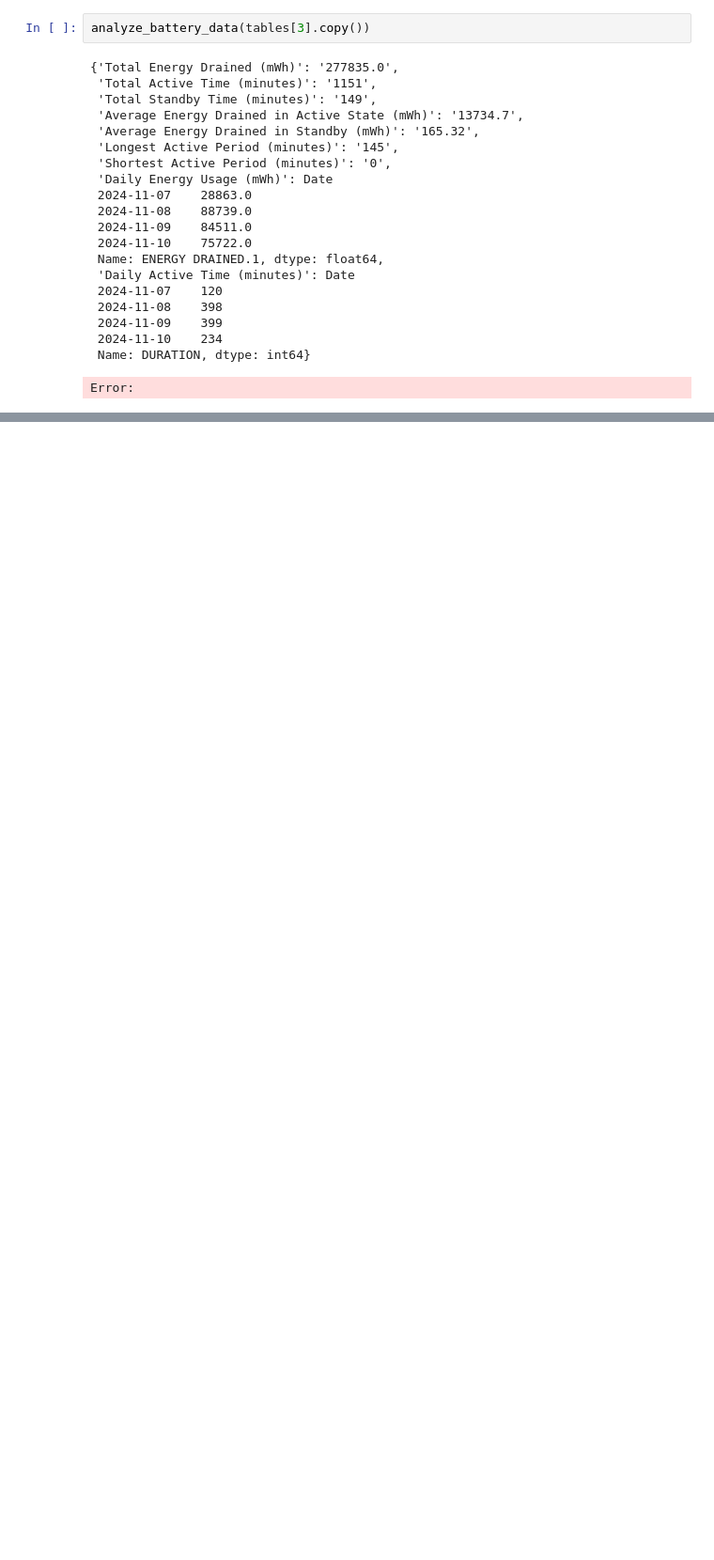
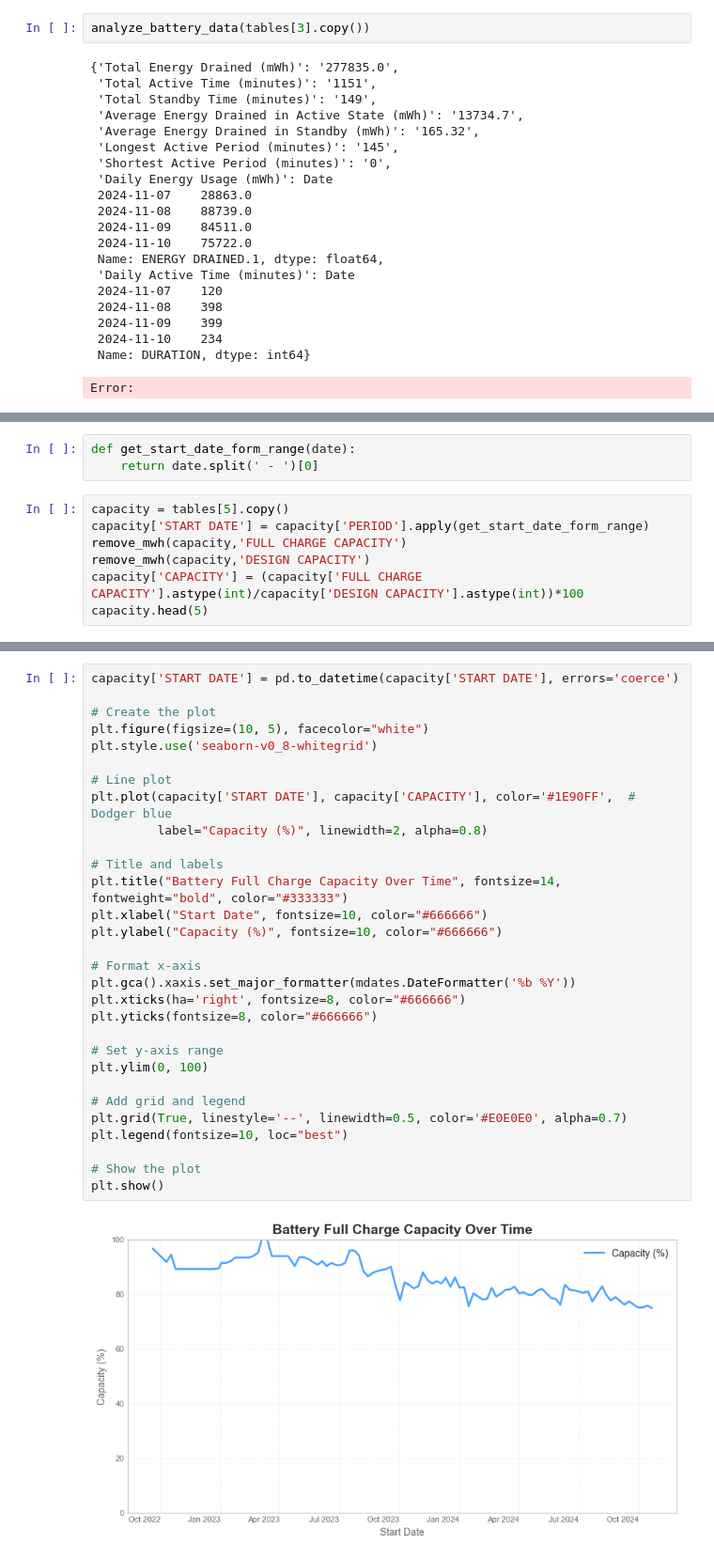
Before and after one commit to sufyan-555/win_battery_report_analyzer, a Jupyter notebook: test.ipynb, the cells around one changed output, grey strips where cells are left out. Shown at 94% size. Cells and saved outputs as stored; diff of their text form; blank space fills up the shorter version.

Commit message:
all plots integrated

```diff
--- a/test.ipynb
+++ b/test.ipynb
@@ -350,0 +254,10 @@ final_lable
+# %%
+def get_start_date_form_range(date):
+    return date.split(' - ')[0]
+# %%
+capacity = tables[5].copy()
+capacity['START DATE'] = capacity['PERIOD'].apply(get_start_date_form_range)
+remove_mwh(capacity,'FULL CHARGE CAPACITY')
+remove_mwh(capacity,'DESIGN CAPACITY')
+capacity['CAPACITY'] = (capacity['FULL CHARGE CAPACITY'].astype(int)/capacity['DESIGN CAPACITY'].astype(int))*100
+capacity.head(5)
@@ -350,0 +271,32 @@ final_lable
+# %%
+capacity['START DATE'] = pd.to_datetime(capacity['START DATE'], errors='coerce')
+
+# Create the plot
+plt.figure(figsize=(10, 5), facecolor="white")
+plt.style.use('seaborn-v0_8-whitegrid')
+
+# Line plot
+plt.plot(capacity['START DATE'], capacity['CAPACITY'], color='#1E90FF',  # Dodger blue
+         label="Capacity (%)", linewidth=2, alpha=0.8)
+
+# Title and labels
+plt.title("Battery Full Charge Capacity Over Time", fontsize=14, fontweight="bold", color="#333333")
+plt.xlabel("Start Date", fontsize=10, color="#666666")
+plt.ylabel("Capacity (%)", fontsize=10, color="#666666")
+
+# Format x-axis
+plt.gca().xaxis.set_major_formatter(mdates.DateFormatter('%b %Y'))
+plt.xticks(ha='right', fontsize=8, color="#666666")
+plt.yticks(fontsize=8, color="#666666")
+
+# Set y-axis range
+plt.ylim(0, 100)
+
+# Add grid and legend
+plt.grid(True, linestyle='--', linewidth=0.5, color='#E0E0E0', alpha=0.7)
+plt.legend(fontsize=10, loc="best")
+
+# Show the plot
+plt.show()
+# %% [output]
+[figure, added]
```
Also changed, not shown: parts of 15 cells of this notebook, 8 other files.
